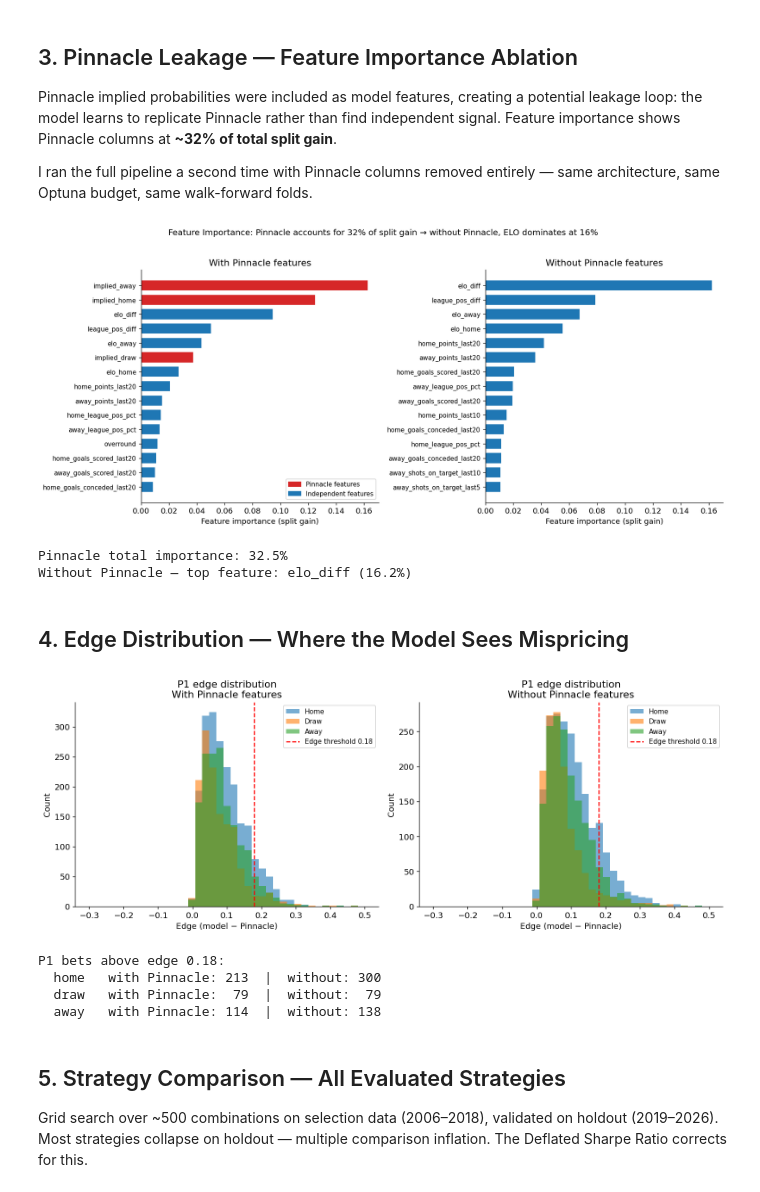
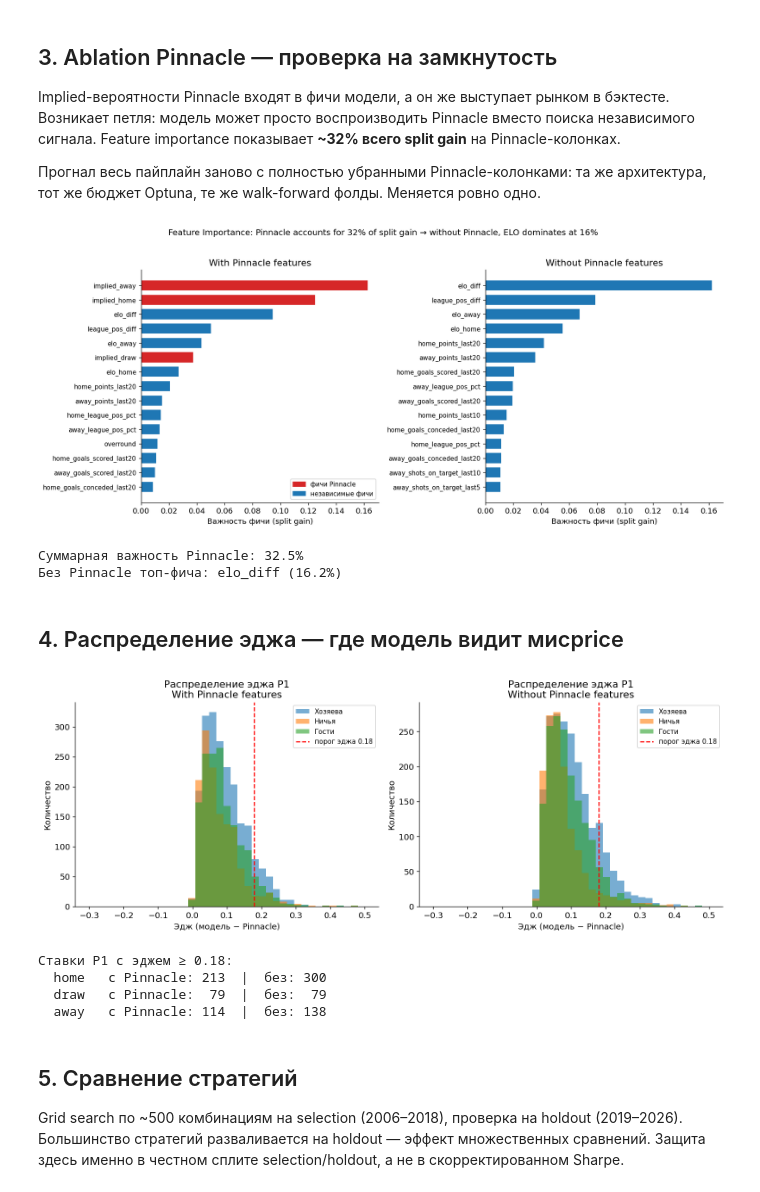
Before and after one commit to dragoflu/football-market-predictor, a Jupyter notebook: notebooks/04_strategy_results.ipynb, the cells around one changed output. Saved outputs shown, nothing was run; the diff lists cells and outputs as text; code cells hidden in the pictures.

Commit message:
Notebook 04: translate narration, comments and chart labels to Russian

```diff
--- a/notebooks/04_strategy_results.ipynb
+++ b/notebooks/04_strategy_results.ipynb
@@ -81,14 +81,14 @@ ax.text(season_stats.index.tolist().index('2018/2019') - 0.5 + 0.1, ax.get_ylim(
 ax.set_xticks(x)
 ax.set_xticklabels([s[:4] for s in season_stats.index], rotation=45)
 ax.set_ylabel('ROI (%)')
-ax.set_title('Primeira Liga (Portugal) — home+draw, edge ≥ 0.18 | ROI by season')
+ax.set_title('Примейра — home+draw, edge ≥ 0.18 | ROI по сезонам')
 
 from matplotlib.patches import Patch
 legend_els = [
-    Patch(color='#2ca02c', label='Holdout positive'),
-    Patch(color='#d62728', label='Holdout negative'),
-    Patch(color='#98df8a', label='Selection positive'),
-    Patch(color='#ff9896', label='Selection negative'),
+    Patch(color='#2ca02c', label='Holdout, плюс'),
+    Patch(color='#d62728', label='Holdout, минус'),
+    Patch(color='#98df8a', label='Selection, плюс'),
+    Patch(color='#ff9896', label='Selection, минус'),
 ]
 ax.legend(handles=legend_els, ncol=4, fontsize=9, loc='upper left')
 
@@ -174,9 +174,9 @@ Avg bets/season: 16.2
 # %% [markdown]
-## 3. Pinnacle Leakage — Feature Importance Ablation
+## 3. Ablation Pinnacle — проверка на замкнутость
 
-Pinnacle implied probabilities were included as model features, creating a potential leakage loop: the model learns to replicate Pinnacle rather than find independent signal. Feature importance shows Pinnacle columns at **~32% of total split gain**.
+Implied-вероятности Pinnacle входят в фичи модели, а он же выступает рынком в бэктесте. Возникает петля: модель может просто воспроизводить Pinnacle вместо поиска независимого сигнала. Feature importance показывает **~32% всего split gain** на Pinnacle-колонках.
 
-I ran the full pipeline a second time with Pinnacle columns removed entirely — same architecture, same Optuna budget, same walk-forward folds.
+Прогнал весь пайплайн заново с полностью убранными Pinnacle-колонками: та же архитектура, тот же бюджет Optuna, те же walk-forward фолды. Меняется ровно одно.
 # %%
 TOP_N = 15
 PINNACLE_COLS = {'implied_home', 'implied_draw', 'implied_away'}
@@ -195,13 +195,13 @@ for ax, fi, title in [
     ax.set_yticks(range(len(fi)))
     ax.set_yticklabels(fi.index, fontsize=9)
     ax.invert_yaxis()
-    ax.set_xlabel('Feature importance (split gain)')
+    ax.set_xlabel('Важность фичи (split gain)')
     ax.set_title(title)
 
 from matplotlib.patches import Patch
 axes[0].legend(handles=[
-    Patch(color='#d62728', label='Pinnacle features'),
-    Patch(color='#1f77b4', label='Independent features'),
+    Patch(color='#d62728', label='фичи Pinnacle'),
+    Patch(color='#1f77b4', label='независимые фичи'),
 ], fontsize=9)
 
 pinnacle_sum = fi_with[list(PINNACLE_COLS)].sum()
@@ -212,57 +212,57 @@ plt.tight_layout()
 plt.savefig("../results/figures/feature_importance_ablation.png", dpi=150, bbox_inches="tight")
 plt.show()
 
-print(f'Pinnacle total importance: {pinnacle_sum:.1%}')
-print(f'Without Pinnacle — top feature: {fi_without.index[0]} ({fi_without.iloc[0]:.1%})')
+print(f'Суммарная важность Pinnacle: {pinnacle_sum:.1%}')
+print(f'Без Pinnacle топ-фича: {fi_without.index[0]} ({fi_without.iloc[0]:.1%})')
 # %% [output]
-[figure, old version]
+[figure, new version]
-Pinnacle total importance: 32.5%
-Without Pinnacle — top feature: elo_diff (16.2%)
+Суммарная важность Pinnacle: 32.5%
+Без Pinnacle топ-фича: elo_diff (16.2%)
 # %% [markdown]
-## 4. Edge Distribution — Where the Model Sees Mispricing
+## 4. Распределение эджа — где модель видит мисprice
 # %%
-# Edge = model_prob - pinnacle_implied_prob, for all P1 matches
+# эдж = вероятность модели минус implied Pinnacle, по всем матчам P1
 p1_all = results[results['League'] == 'P1'].dropna(subset=['best_edge', 'best_outcome'])
 p1_all_np = results_np[results_np['League'] == 'P1'].dropna(subset=['best_edge', 'best_outcome'])
 
 fig, axes = plt.subplots(1, 2, figsize=(13, 5))
 
 for ax, data, label, color in [
     (axes[0], p1_all,    'With Pinnacle features',    '#1f77b4'),
     (axes[1], p1_all_np, 'Without Pinnacle features', '#2ca02c'),
 ]:
     home_edge = data[data['best_outcome'] == 'home']['best_edge']
     draw_edge = data[data['best_outcome'] == 'draw']['best_edge']
     away_edge = data[data['best_outcome'] == 'away']['best_edge']
 
     bins = np.linspace(-0.3, 0.5, 40)
-    ax.hist(home_edge, bins=bins, alpha=0.6, label='Home', color='#1f77b4')
-    ax.hist(draw_edge, bins=bins, alpha=0.6, label='Draw', color='#ff7f0e')
-    ax.hist(away_edge, bins=bins, alpha=0.6, label='Away', color='#2ca02c')
-    ax.axvline(0.18, color='red', linestyle='--', linewidth=1.5, label='Edge threshold 0.18')
-    ax.set_xlabel('Edge (model − Pinnacle)')
-    ax.set_ylabel('Count')
-    ax.set_title(f'P1 edge distribution\n{label}')
+    ax.hist(home_edge, bins=bins, alpha=0.6, label='Хозяева', color='#1f77b4')
+    ax.hist(draw_edge, bins=bins, alpha=0.6, label='Ничья', color='#ff7f0e')
+    ax.hist(away_edge, bins=bins, alpha=0.6, label='Гости', color='#2ca02c')
+    ax.axvline(0.18, color='red', linestyle='--', linewidth=1.5, label='порог эджа 0.18')
+    ax.set_xlabel('Эдж (модель − Pinnacle)')
+    ax.set_ylabel('Количество')
+    ax.set_title(f'Распределение эджа P1\n{label}')
     ax.legend(fontsize=9)
 
 plt.tight_layout()
 plt.show()
 
-print('P1 bets above edge 0.18:')
+print('Ставки P1 с эджем ≥ 0.18:')
 for outcome in ['home', 'draw', 'away']:
     n_with = ((p1_all['best_outcome'] == outcome) & (p1_all['best_edge'] >= 0.18)).sum()
     n_wo   = ((p1_all_np['best_outcome'] == outcome) & (p1_all_np['best_edge'] >= 0.18)).sum()
-    print(f'  {outcome:<5}  with Pinnacle: {n_with:>3}  |  without: {n_wo:>3}')
+    print(f'  {outcome:<5}  с Pinnacle: {n_with:>3}  |  без: {n_wo:>3}')
 # %% [output]
-[figure, old version]
+[figure, new version]
-P1 bets above edge 0.18:
-  home   with Pinnacle: 213  |  without: 300
-  draw   with Pinnacle:  79  |  without:  79
-  away   with Pinnacle: 114  |  without: 138
+Ставки P1 с эджем ≥ 0.18:
+  home   с Pinnacle: 213  |  без: 300
+  draw   с Pinnacle:  79  |  без:  79
+  away   с Pinnacle: 114  |  без: 138
 # %% [markdown]
-## 5. Strategy Comparison — All Evaluated Strategies
+## 5. Сравнение стратегий
 
-Grid search over ~500 combinations on selection data (2006–2018), validated on holdout (2019–2026). Most strategies collapse on holdout — multiple comparison inflation. The Deflated Sharpe Ratio corrects for this.
+Grid search по ~500 комбинациям на selection (2006–2018), проверка на holdout (2019–2026). Большинство стратегий разваливается на holdout — эффект множественных сравнений. Защита здесь именно в честном сплите selection/holdout, а не в скорректированном Sharpe.
 # %%
 LEAGUE_NAMES = {
     'P1': 'Primeira Liga (Portugal)',
```
Also changed, not shown: parts of 10 cells of this notebook.
